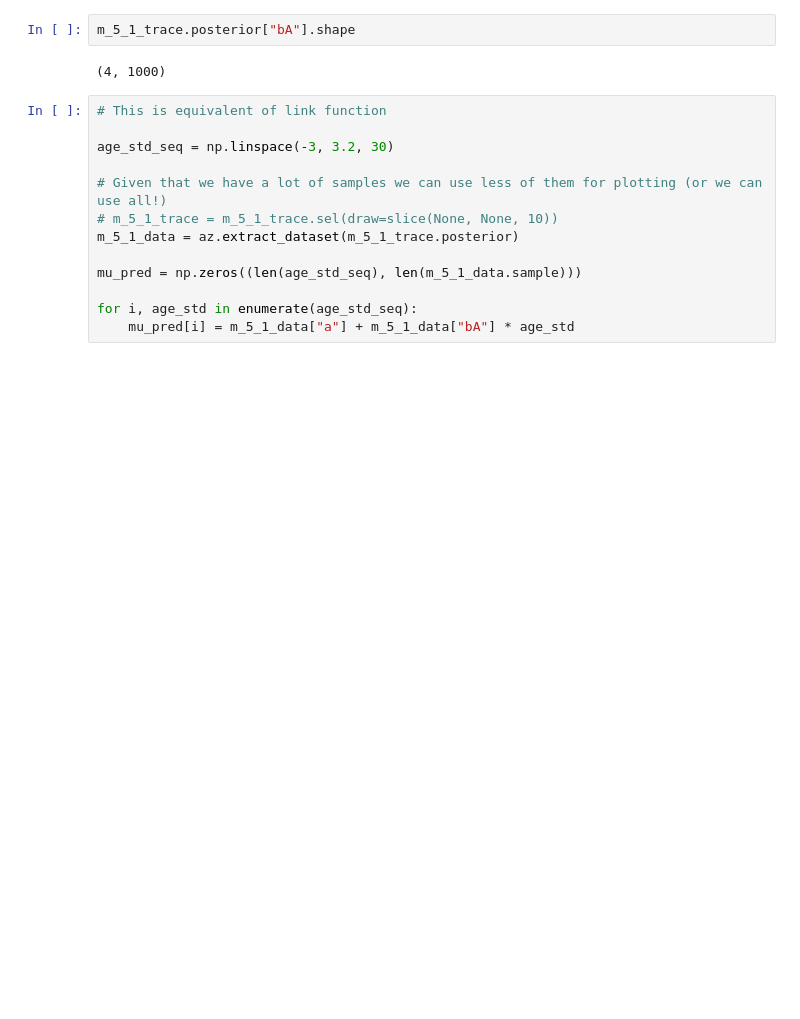
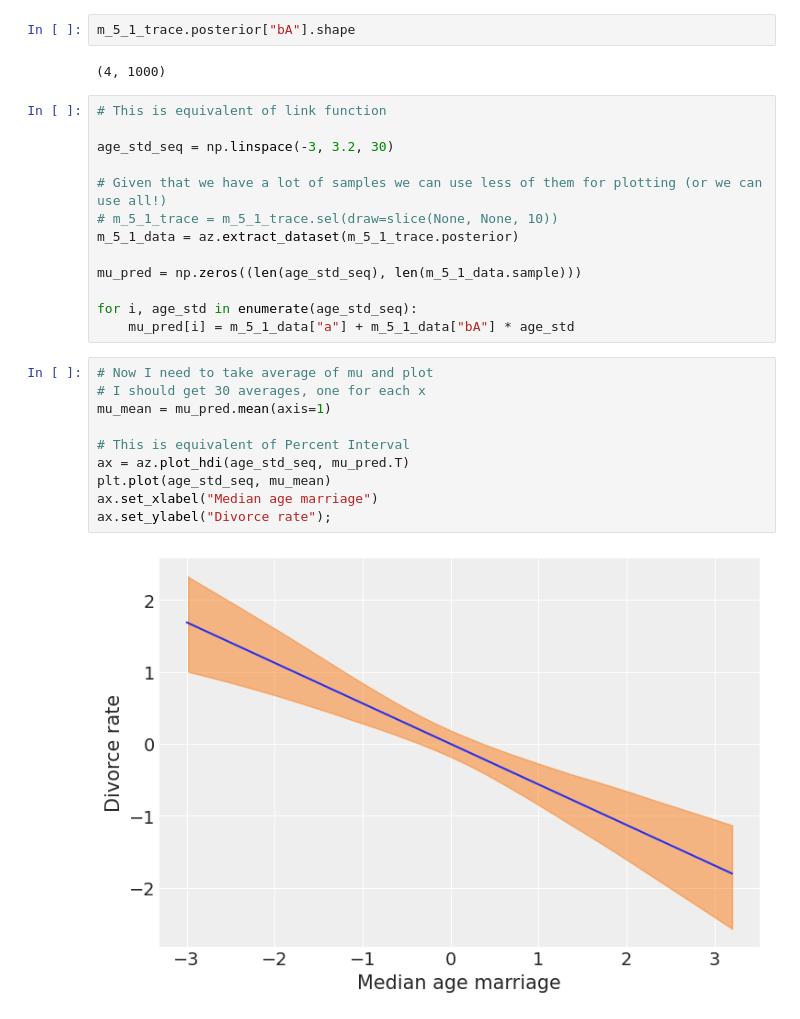
Before and after one commit to styuk/Bayes-Python, a Jupyter notebook: chapter5/chapter5.ipynb, the cells around one changed output. Drawn from its saved outputs; the diff is of its cells as text; blank space fills up the shorter version.

```diff
--- a/chapter5/chapter5.ipynb
+++ b/chapter5/chapter5.ipynb
@@ -185,3 +177,15 @@ mu_pred = np.zeros((len(age_std_seq), len(m_5_1_data.sample)))
 
 for i, age_std in enumerate(age_std_seq):
     mu_pred[i] = m_5_1_data["a"] + m_5_1_data["bA"] * age_std
+# %%
+# Now I need to take average of mu and plot
+# I should get 30 averages, one for each x
+mu_mean = mu_pred.mean(axis=1)
+
+# This is equivalent of Percent Interval
+ax = az.plot_hdi(age_std_seq, mu_pred.T)
+plt.plot(age_std_seq, mu_mean)
+ax.set_xlabel("Median age marriage")
+ax.set_ylabel("Divorce rate");
+# %% [output]
+[figure, added]
```
Also changed, not shown: parts of 74 cells of this notebook.
